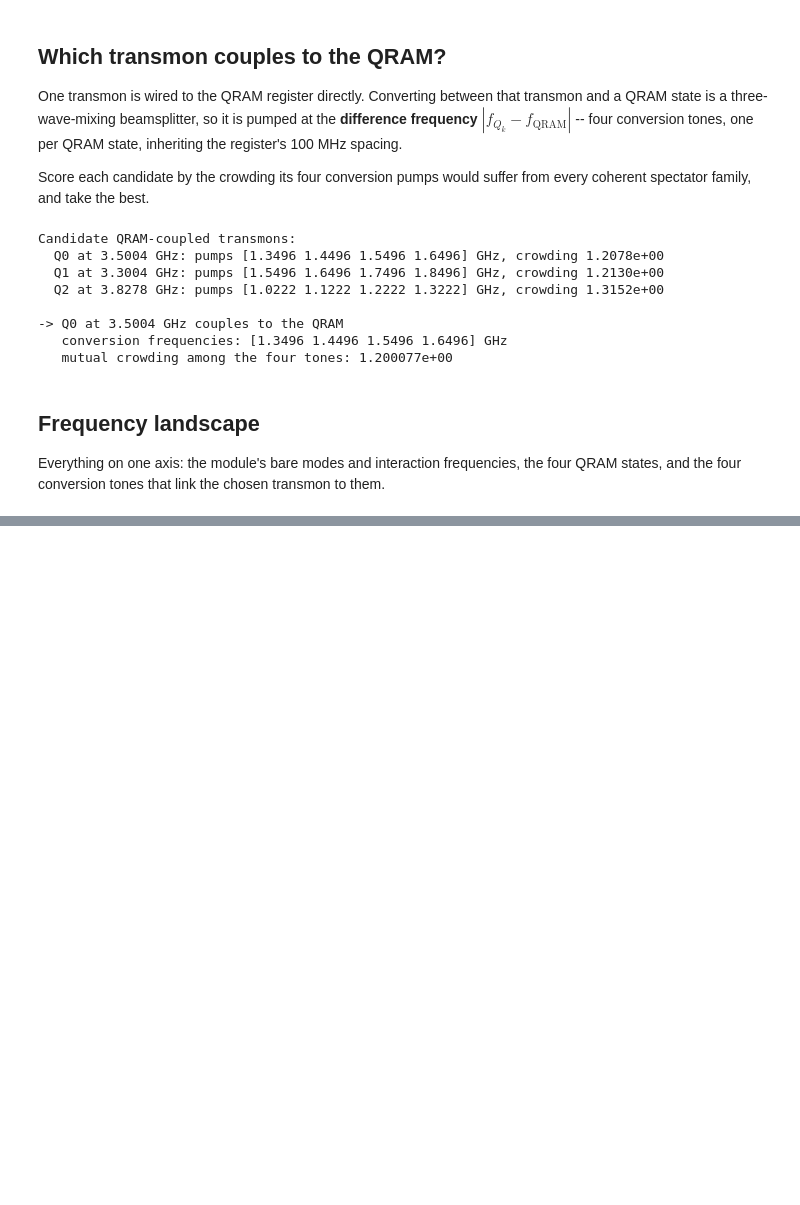
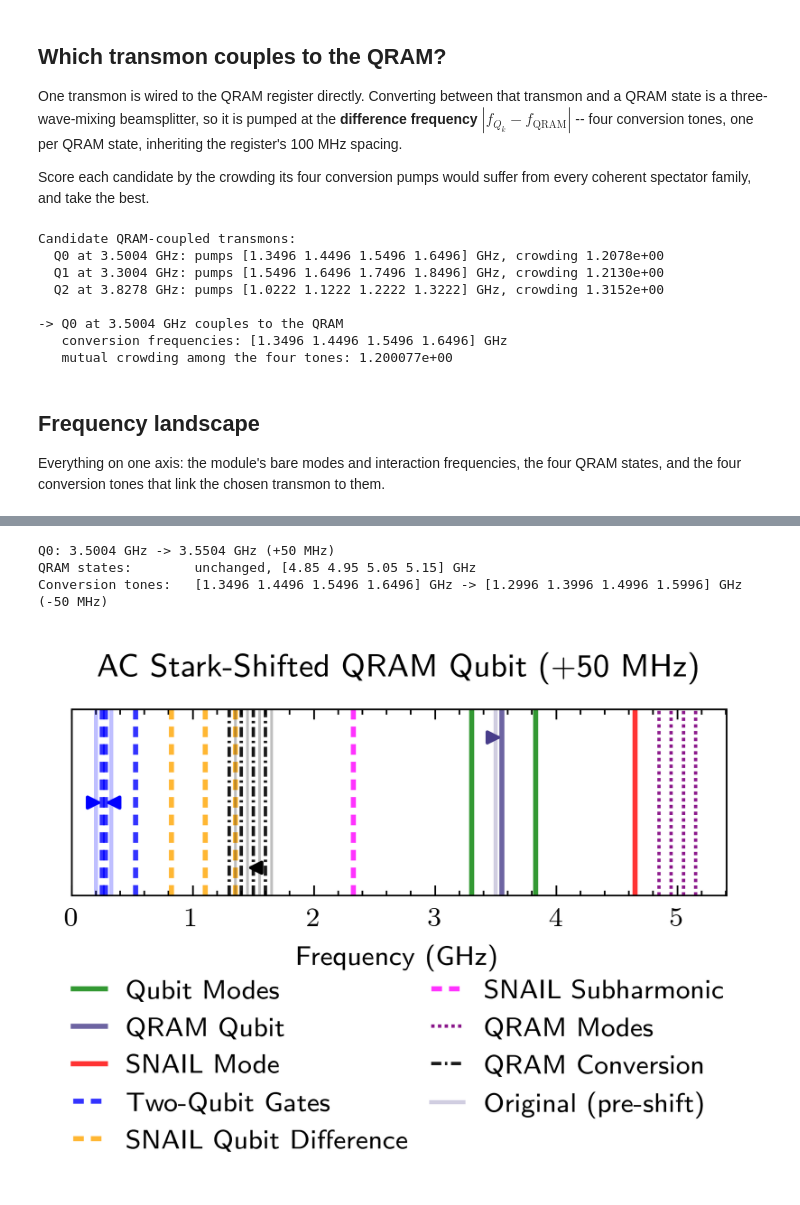
Before and after one commit to Wrn13/qutrit-crowding, a Jupyter notebook: time_dependent_solver/QRAM_Figures.ipynb, the cells around one changed output, grey strips where cells are left out. Drawn from its saved outputs; the diff is of its cells as text; code cells hidden in the pictures; blank space fills up the shorter version.

Commit message:
Updated QRAM Figures.

```diff
--- a/time_dependent_solver/QRAM_Figures.ipynb
+++ b/time_dependent_solver/QRAM_Figures.ipynb
@@ -513,0 +608,31 @@ fig, ax = plot_interaction_frequencies_with_qram(
+# %%
+STARK_SHIFT_GHZ = 0.05  # ~50 MHz AC Stark shift on the QRAM-coupled transmon
+
+stark_qubit_freqs = qubit_freqs.copy()
+stark_qubit_freqs[QRAM_QUBIT] += STARK_SHIFT_GHZ
+stark_conversion_freqs = CONVERSION_FREQS - STARK_SHIFT_GHZ
+
+print(f"{QRAM_QUBIT_LABEL}: {qubit_freqs[QRAM_QUBIT]:.4f} GHz -> "
+      f"{stark_qubit_freqs[QRAM_QUBIT]:.4f} GHz (+{STARK_SHIFT_GHZ * 1e3:.0f} MHz)")
+print(f"QRAM states:        unchanged, {np.round(QRAM_FREQS, 4)} GHz")
+print(f"Conversion tones:   {np.round(CONVERSION_FREQS, 4)} GHz -> "
+      f"{np.round(stark_conversion_freqs, 4)} GHz (-{STARK_SHIFT_GHZ * 1e3:.0f} MHz)")
+
+fig, ax = plot_interaction_frequencies_with_qram(
+    module,
+    stark_qubit_freqs,
+    snail_freq,
+    qram_freqs=QRAM_FREQS,
+    conversion_freqs=stark_conversion_freqs,
+    conversion_label=QRAM_QUBIT_LABEL,
+    title="AC Stark-Shifted QRAM Qubit (+50 MHz)",
+    previous_qubit_frequencies=qubit_freqs,
+    previous_conversion_freqs=CONVERSION_FREQS,
+    exclude_families={"qubit-sub"},  # crowds the conversion-tone band; not the point here
+    savepath=FIG_DIR / "qram_3q_snail_frequencies_stark_shifted.pdf",
+)
+# %% [output]
+Q0: 3.5004 GHz -> 3.5504 GHz (+50 MHz)
+QRAM states:        unchanged, [4.85 4.95 5.05 5.15] GHz
+Conversion tones:   [1.3496 1.4496 1.5496 1.6496] GHz -> [1.2996 1.3996 1.4996 1.5996] GHz (-50 MHz)
+[figure, added]
```
Also changed, not shown: parts of 8 cells of this notebook.
